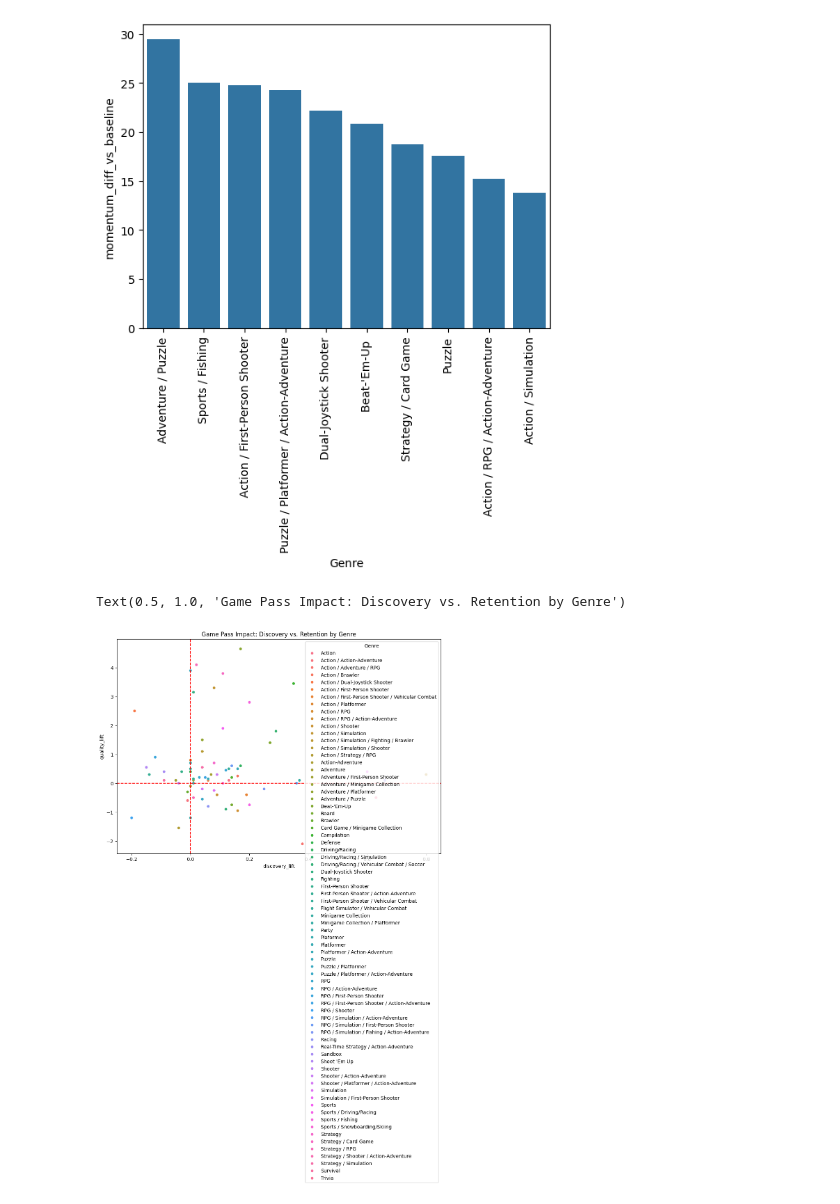
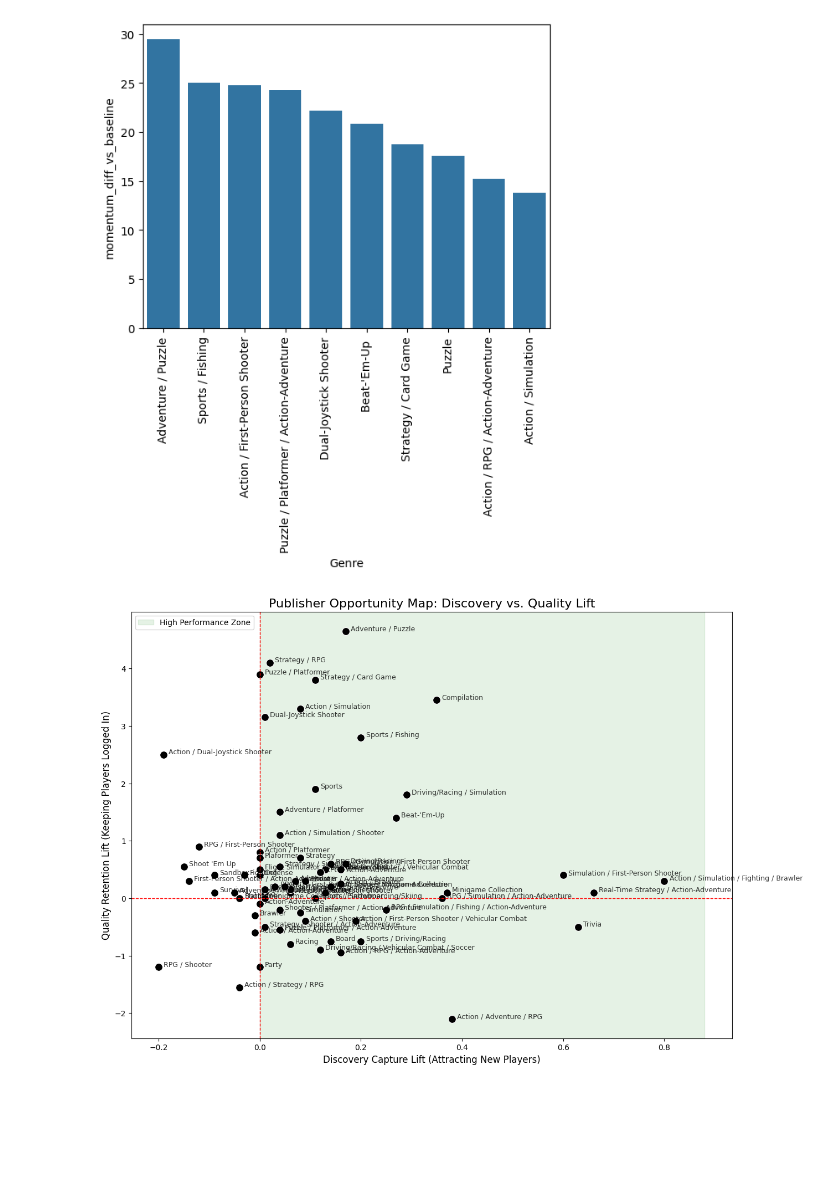
Before and after one commit to Doggo21345/xbox-gamepass-analytics, a Jupyter notebook: Data_Prep.ipynb, the cells around one changed output. Saved outputs shown, nothing was run; the diff lists cells and outputs as text; code cells hidden in the pictures; blank space fills up the shorter version.

Commit message:
Adding on more to the data storytelling

```diff
--- a/Data_Prep.ipynb
+++ b/Data_Prep.ipynb
@@ -983,18 +1024,40 @@ ax.set_xticklabels(ax.get_xticklabels(), rotation = 90)
  Text(9, 0, 'Action / Simulation')]
 [figure]
 # %%
+import matplotlib.pyplot as plt
 import seaborn as sns
-import matplotlib.pyplot as plt
 
-# Filter to only show one row per genre (since Lift is the same for True/False)
-lift_df = merged[merged['has_gamepass_remediation'] == True]
+# Filter for unique genres (since lift is calculated per genre pair)
+plot_df = merged[merged['has_gamepass_remediation'] == True].copy()
 
-plt.figure(figsize=(12, 8))
-sns.scatterplot(data=lift_df, x='discovery_lift', y='quality_lift', hue='Genre')
-plt.axhline(0, color='red', linestyle='--') # Baseline Quality
-plt.axvline(0, color='red', linestyle='--') # Baseline Discovery
-plt.title("Game Pass Impact: Discovery vs. Retention by Genre")
+plt.figure(figsize=(14, 10))
+
+# 1. Create the Shaded High-Performance Quadrant
+# This highlights the area where BOTH Discovery and Quality lift are positive
+plt.axvspan(0, plot_df['discovery_lift'].max() * 1.1, 0, plot_df['quality_lift'].max() * 1.1,
+            color='green', alpha=0.1, label='High Performance Zone')
+
+# 2. Draw the Scatter Plot
+sns.scatterplot(data=plot_df, x='discovery_lift', y='quality_lift', s=100, color='black')
+
+# 3. Add Labels Directly to the Dots
+# We iterate through the dataframe to place text next to each point
+for i in range(plot_df.shape[0]):
+    plt.text(x=plot_df.discovery_lift.iloc[i] + 0.01,
+             y=plot_df.quality_lift.iloc[i] + 0.01,
+             s=plot_df.Genre.iloc[i],
+             fontsize=9, alpha=0.8)
+
+# 4. Add Baseline Crossing Lines
+plt.axhline(0, color='red', linestyle='--', linewidth=1)
+plt.axvline(0, color='red', linestyle='--', linewidth=1)
+
+# Formatting for clarity
+plt.title('Publisher Opportunity Map: Discovery vs. Quality Lift', fontsize=16)
+plt.xlabel('Discovery Capture Lift (Attracting New Players)', fontsize=12)
+plt.ylabel('Quality Retention Lift (Keeping Players Logged In)', fontsize=12)
+plt.grid(False) # Clean look
+plt.show()
 # %% [output]
-Text(0.5, 1.0, 'Game Pass Impact: Discovery vs. Retention by Genre')
-[figure, old version]
+[figure, new version]
 # %%
```
Also changed, not shown: parts of 9 cells of this notebook, 2 other files.
